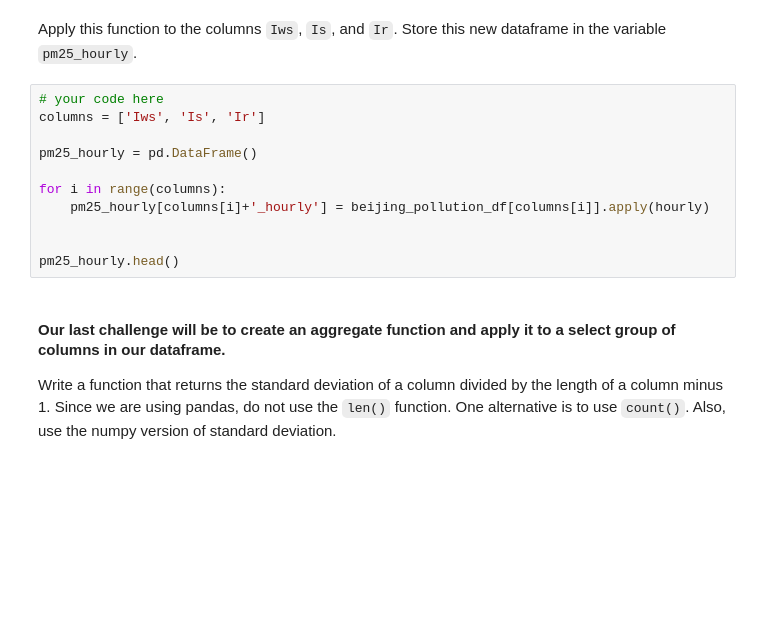
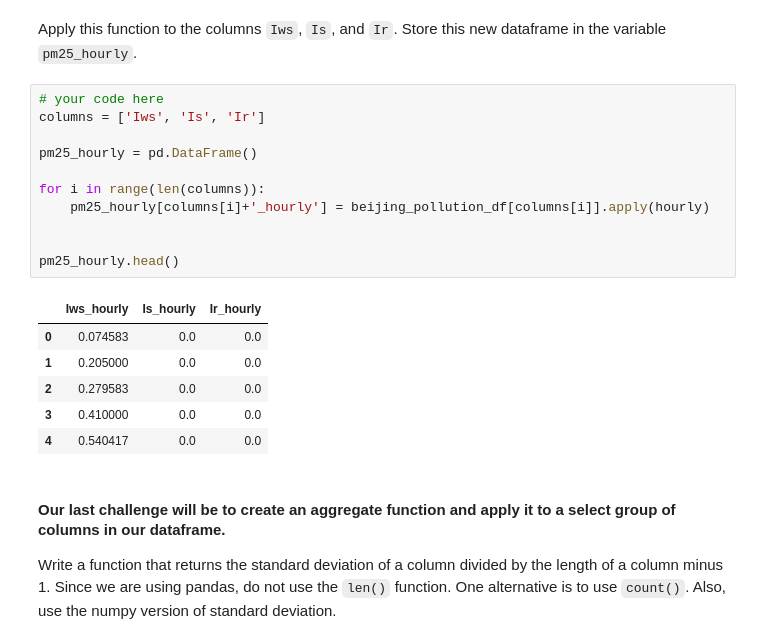
Before and after one commit to ta-data-bcn/lab-map-reduce-filter, a Jupyter notebook: your-code/main.ipynb, the cells around one changed output. Saved outputs shown, nothing was run; the diff lists cells and outputs as text; blank space fills up the shorter version.

```diff
--- a/your-code/main.ipynb
+++ b/your-code/main.ipynb
@@ -334,14 +344,21 @@ Apply this function to the columns `Iws`, `Is`, and `Ir`. Store this new datafra
 # %%
 # your code here
 columns = ['Iws', 'Is', 'Ir']
 
 pm25_hourly = pd.DataFrame()
 
-for i in range(columns):
+for i in range(len(columns)):
     pm25_hourly[columns[i]+'_hourly'] = beijing_pollution_df[columns[i]].apply(hourly)
 
 
 pm25_hourly.head()
+# %% [output]
+|  | Iws_hourly | Is_hourly | Ir_hourly |
+| 0 | 0.074583 | 0.0 | 0.0 |
+| 1 | 0.205000 | 0.0 | 0.0 |
+| 2 | 0.279583 | 0.0 | 0.0 |
+| 3 | 0.410000 | 0.0 | 0.0 |
+| 4 | 0.540417 | 0.0 | 0.0 |
 # %% [markdown]
 #### Our last challenge will be to create an aggregate function and apply it to a select group of columns in our dataframe.
 
```
Also changed, not shown: parts of 4 cells of this notebook.
